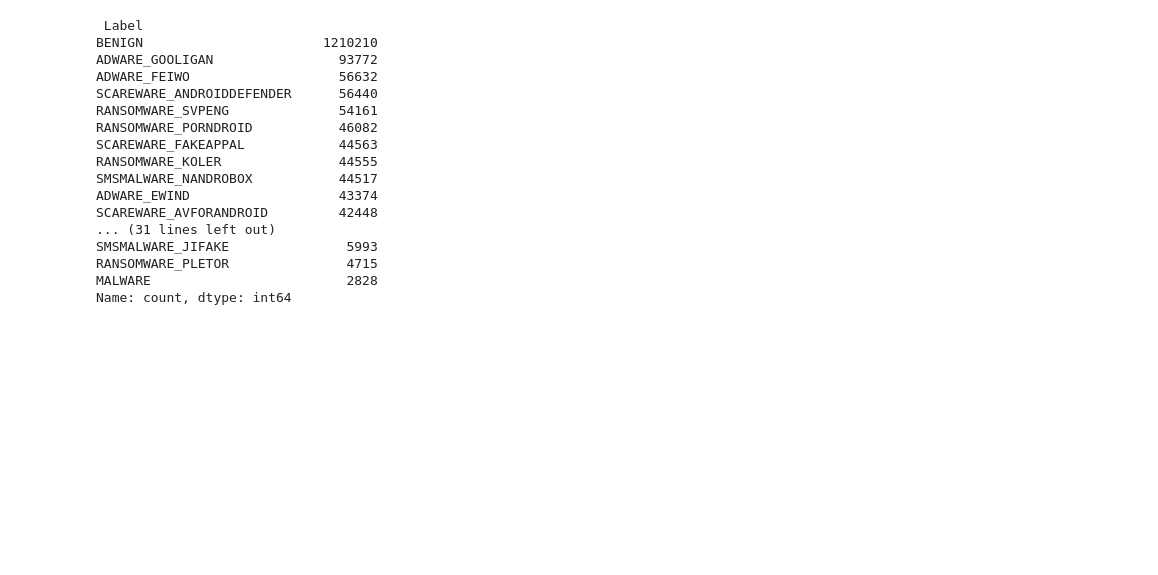
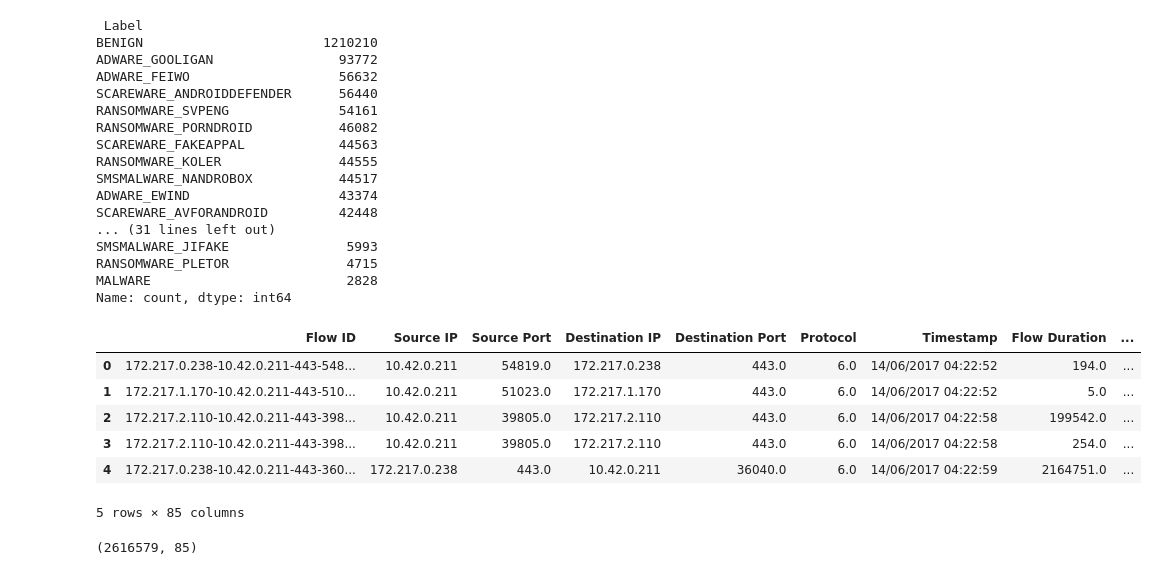
Before and after one commit to begaupong2302/new-EMTD, a Jupyter notebook: CIC-AndMal2017/concatenate_csv.ipynb, the cells around one changed output. Saved outputs shown, nothing was run; the diff lists cells and outputs as text; code cells hidden in the pictures; blank space fills up the shorter version.

```diff
--- a/CIC-AndMal2017/concatenate_csv.ipynb
+++ b/CIC-AndMal2017/concatenate_csv.ipynb
@@ -57,3 +57,13 @@ SMSMALWARE_JIFAKE               5993
 RANSOMWARE_PLETOR               4715
 MALWARE                         2828
 Name: count, dtype: int64
+# %%
+full_dts.head()
+# %% [output]
+|  | Flow ID | Source IP | Source Port | Destination IP | Destination Port | Protocol | Timestamp | Flow Duration | ... |
+| 0 | 172.217.0.238-10.42.0.211-443-548... | 10.42.0.211 | 54819.0 | 172.217.0.238 | 443.0 | 6.0 | 14/06/2017 04:22:52 | 194.0 | ... |
+| 1 | 172.217.1.170-10.42.0.211-443-510... | 10.42.0.211 | 51023.0 | 172.217.1.170 | 443.0 | 6.0 | 14/06/2017 04:22:52 | 5.0 | ... |
+| 2 | 172.217.2.110-10.42.0.211-443-398... | 10.42.0.211 | 39805.0 | 172.217.2.110 | 443.0 | 6.0 | 14/06/2017 04:22:58 | 199542.0 | ... |
+| 3 | 172.217.2.110-10.42.0.211-443-398... | 10.42.0.211 | 39805.0 | 172.217.2.110 | 443.0 | 6.0 | 14/06/2017 04:22:58 | 254.0 | ... |
+| 4 | 172.217.0.238-10.42.0.211-443-360... | 172.217.0.238 | 443.0 | 10.42.0.211 | 36040.0 | 6.0 | 14/06/2017 04:22:59 | 2164751.0 | ... |
+5 rows × 85 columns
@@ -59,0 +72,4 @@ Name: count, dtype: int64
+# %%
+full_dts.shape
+# %% [output]
+(2616579, 85)
```
Also changed, not shown: parts of 1 cell of this notebook, 5 other files.
